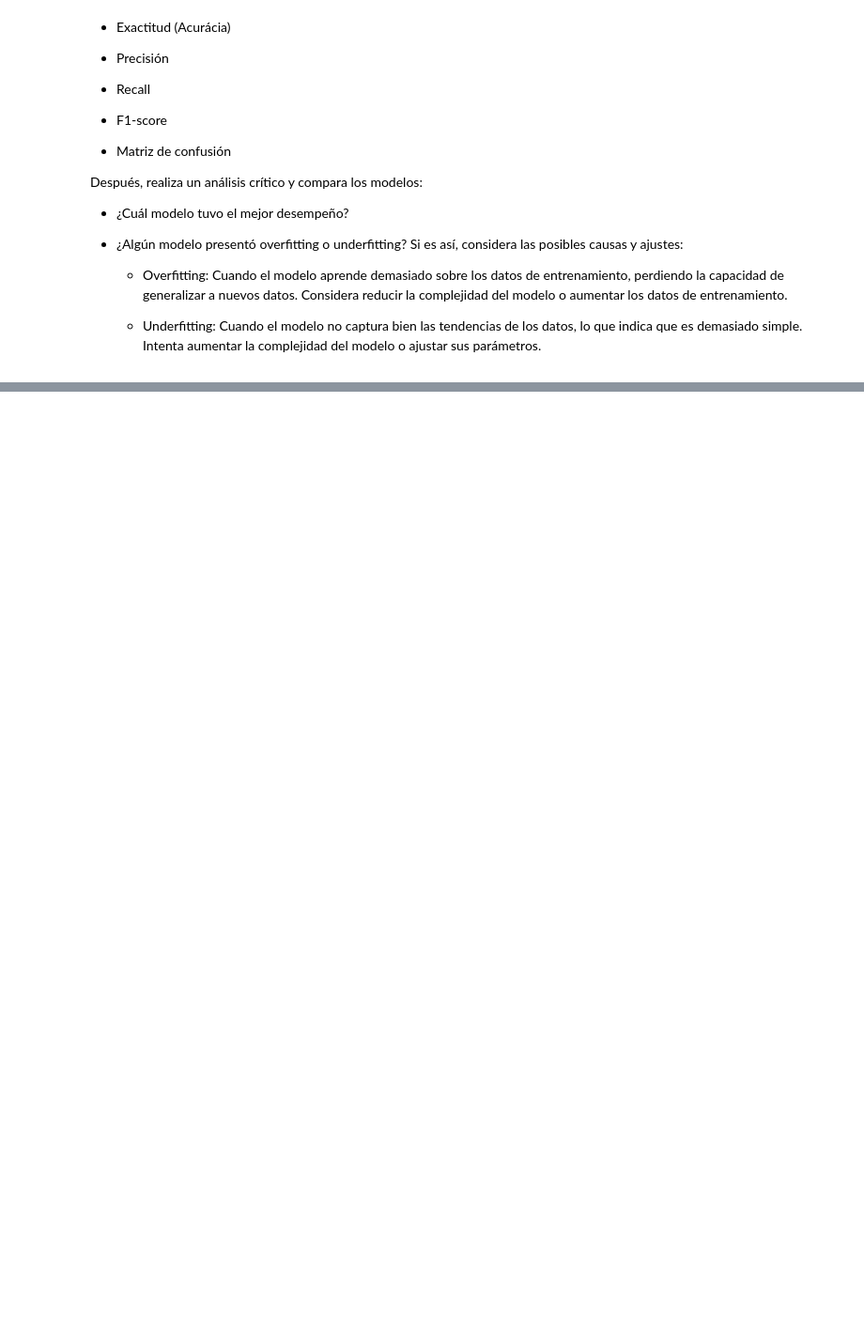
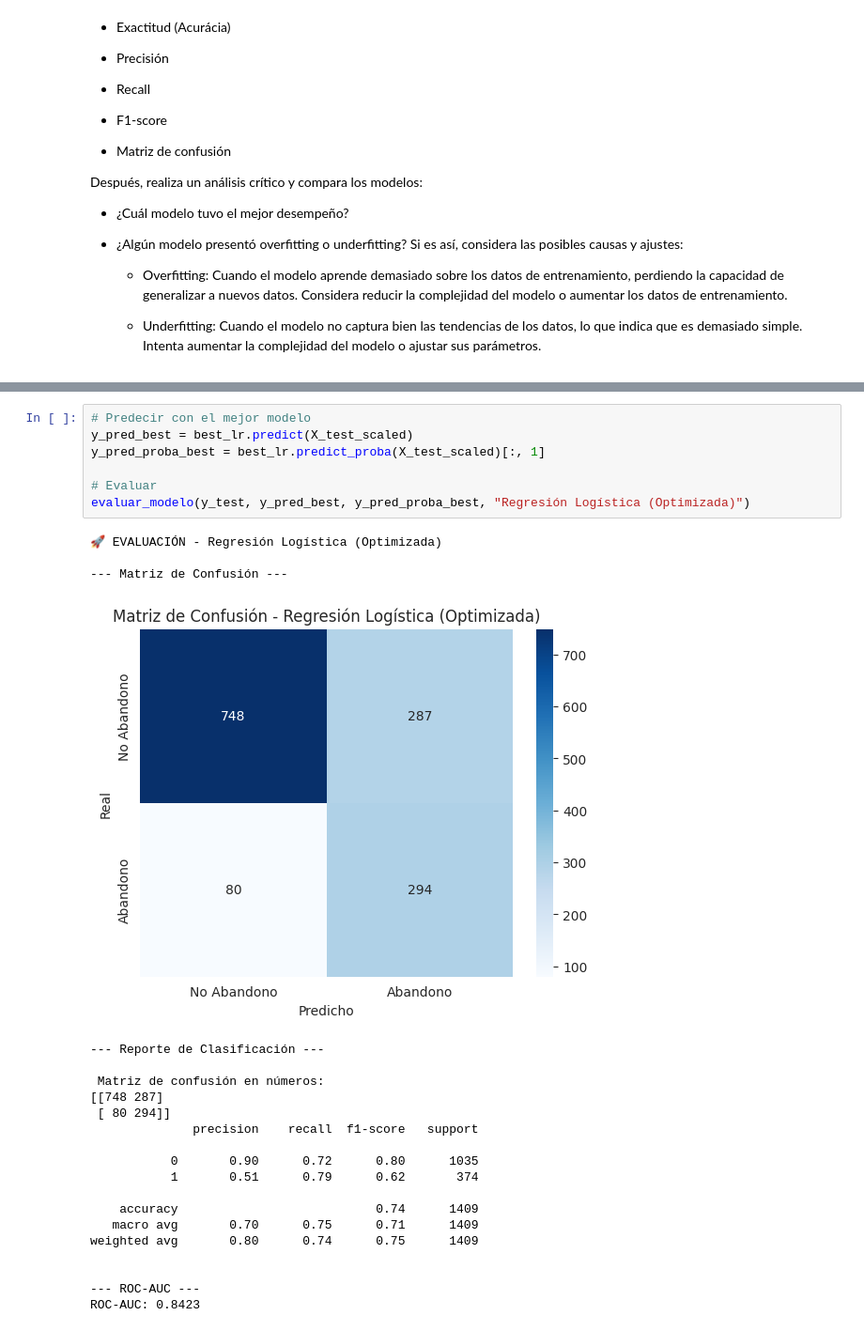
Before and after one commit to AenimaLabs/TelecomX2, a Jupyter notebook: TelecomX2.ipynb, the cells around one changed output, grey strips where cells are left out. Shown at 94% size. Saved outputs shown, nothing was run; the diff lists cells and outputs as text; blank space fills up the shorter version.

```diff
--- a/TelecomX2.ipynb
+++ b/TelecomX2.ipynb
@@ -717,0 +947,29 @@ Después, realiza un análisis crítico y compara los modelos:
+# %%
+# Predecir con el mejor modelo
+y_pred_best = best_lr.predict(X_test_scaled)
+y_pred_proba_best = best_lr.predict_proba(X_test_scaled)[:, 1]
+
+# Evaluar
+evaluar_modelo(y_test, y_pred_best, y_pred_proba_best, "Regresión Logística (Optimizada)")
+# %% [output]
+🚀 EVALUACIÓN - Regresión Logística (Optimizada)
+
+--- Matriz de Confusión ---
+[figure, added]
+--- Reporte de Clasificación ---
+
+ Matriz de confusión en números:
+[[748 287]
+ [ 80 294]]
+              precision    recall  f1-score   support
+
+           0       0.90      0.72      0.80      1035
+           1       0.51      0.79      0.62       374
+
+    accuracy                           0.74      1409
+   macro avg       0.70      0.75      0.71      1409
+weighted avg       0.80      0.74      0.75      1409
+
+
+--- ROC-AUC ---
+ROC-AUC: 0.8423
```
Also changed, not shown: parts of 26 cells of this notebook.
